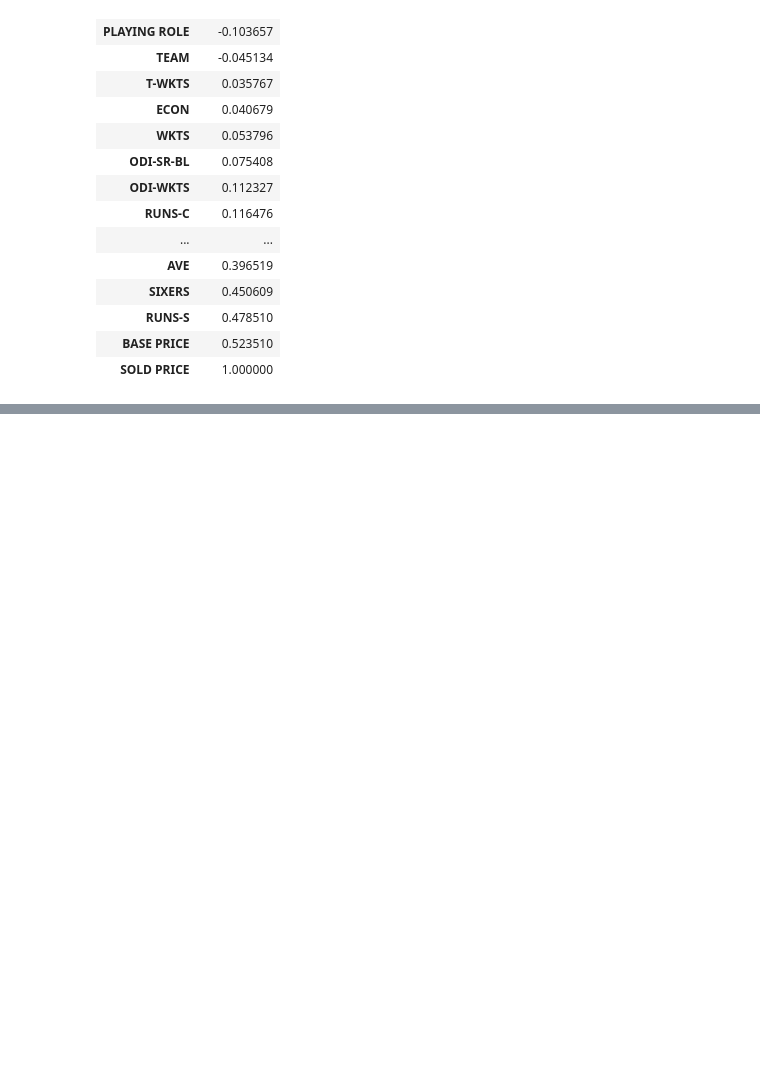
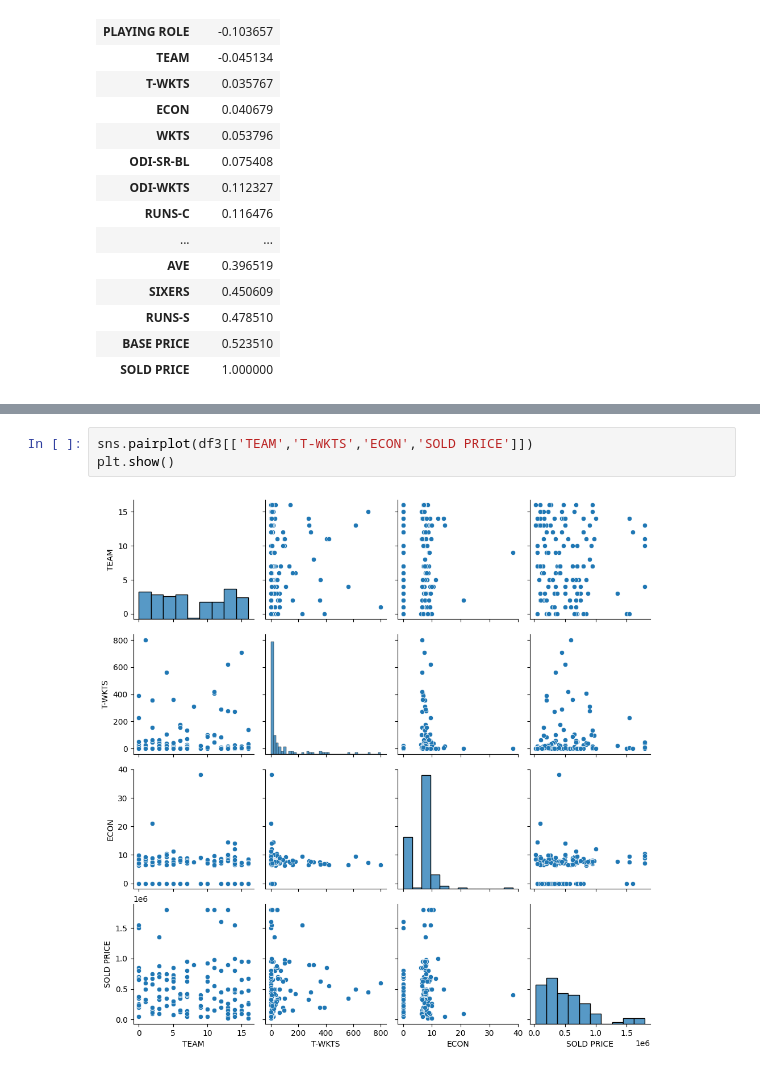
Before and after one commit to saptarshipal1/ipl_dataset2013, a Jupyter notebook: data/ipl_2013 copy_1.0.ipynb, the cells around one changed output, grey strips where cells are left out. Cells and saved outputs as stored; diff of their text form; blank space fills up the shorter version.

```diff
--- a/data/ipl_2013 copy_1.0.ipynb
+++ b/data/ipl_2013 copy_1.0.ipynb
@@ -204,0 +225,5 @@ df3.corr()[['SOLD PRICE']].sort_values(by = ['SOLD PRICE'])
+# %%
+sns.pairplot(df3[['TEAM','T-WKTS','ECON','SOLD PRICE']])
+plt.show()
+# %% [output]
+[figure, added]
```
Also changed, not shown: parts of 5 cells of this notebook.
